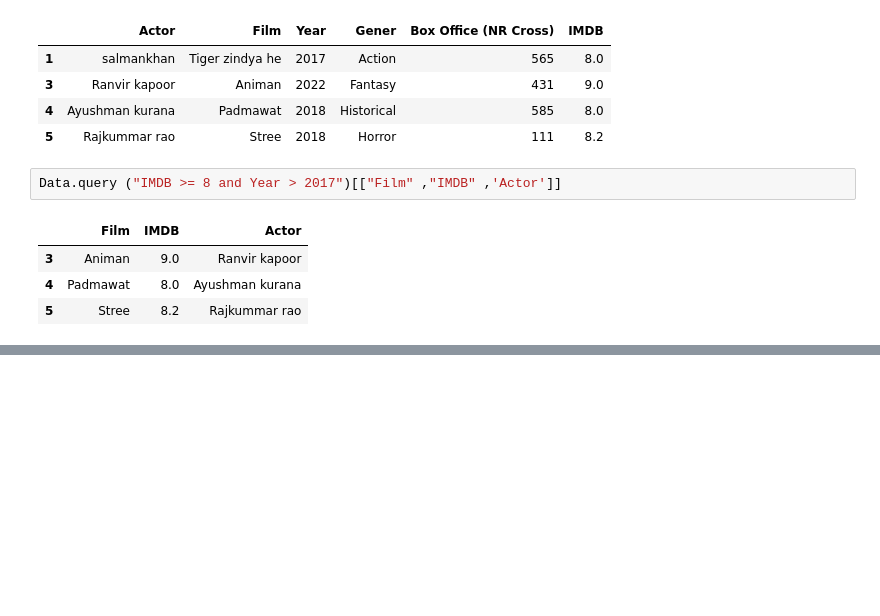
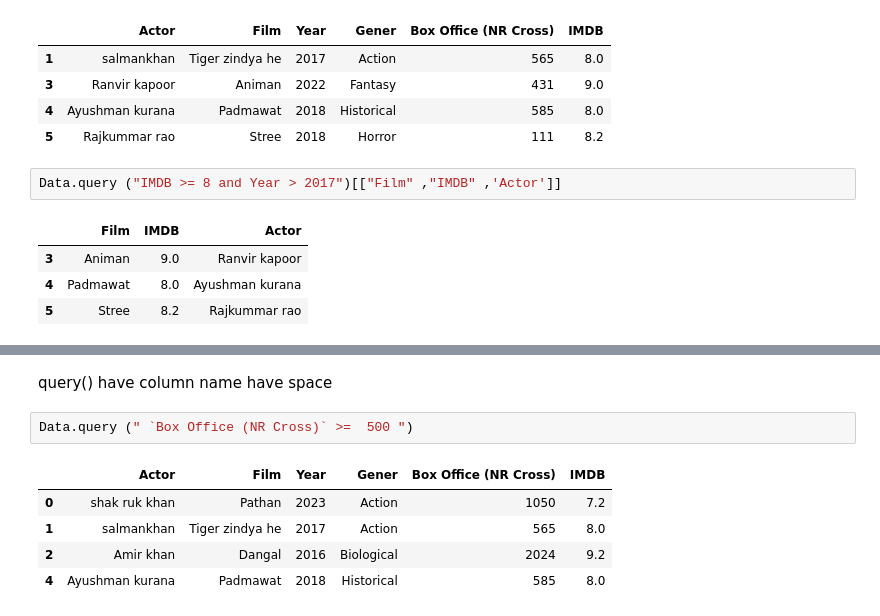
Before and after one commit to SUSHIL-DEV07/DATA-SCIENCE, a Jupyter notebook: SECTION 7 PANDAS/04 Filtering.ipynb, the cells around one changed output, grey strips where cells are left out. Saved outputs shown, nothing was run; the diff lists cells and outputs as text; blank space fills up the shorter version.

```diff
--- a/SECTION 7 PANDAS/04 Filtering.ipynb
+++ b/SECTION 7 PANDAS/04 Filtering.ipynb
@@ -103,0 +91,10 @@ Data.query ("IMDB >= 8 and Year > 2017")[["Film" ,"IMDB" ,'Actor']]
+# %% [markdown]
+ query() have column name have space
+# %%
+Data.query (" `Box Office (NR Cross)` >=  500 ")
+# %% [output]
+|  | Actor | Film | Year | Gener | Box Office (NR Cross) | IMDB |
+| 0 | shak ruk khan | Pathan | 2023 | Action | 1050 | 7.2 |
+| 1 | salmankhan | Tiger zindya he | 2017 | Action | 565 | 8.0 |
+| 2 | Amir khan | Dangal | 2016 | Biological | 2024 | 9.2 |
+| 4 | Ayushman kurana | Padmawat | 2018 | Historical | 585 | 8.0 |
```
Also changed, not shown: parts of 12 cells of this notebook, 4 other files.
